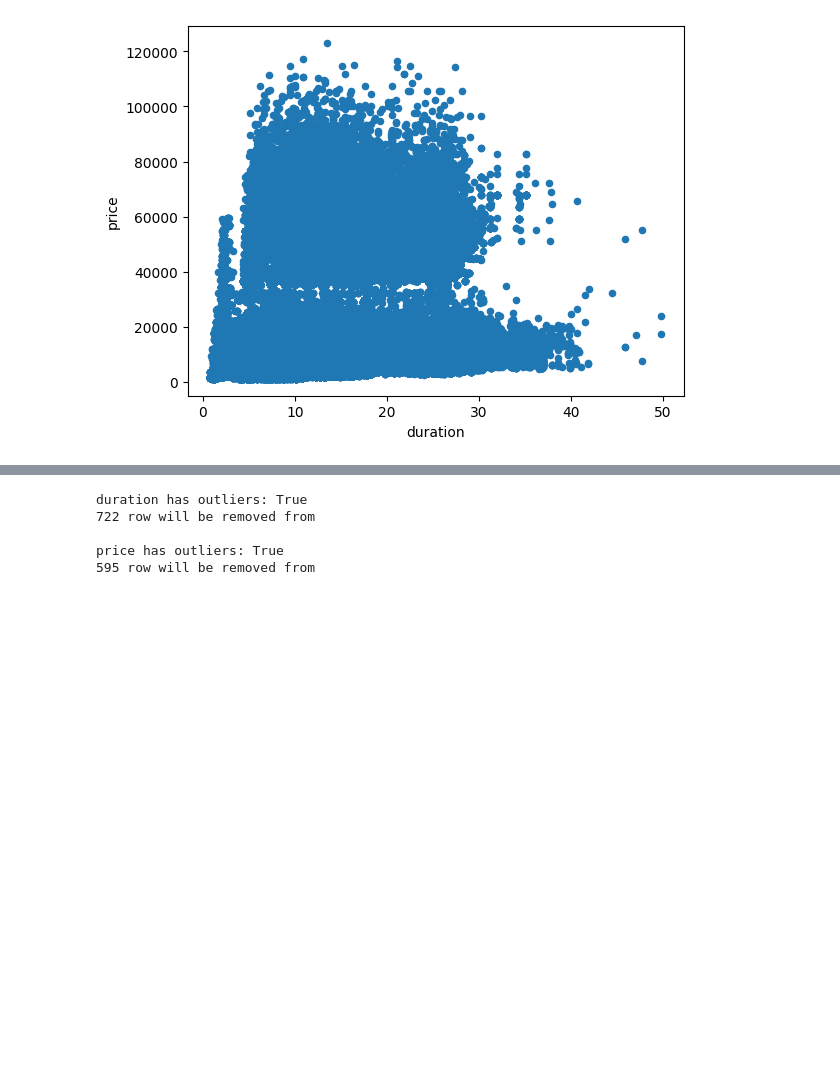
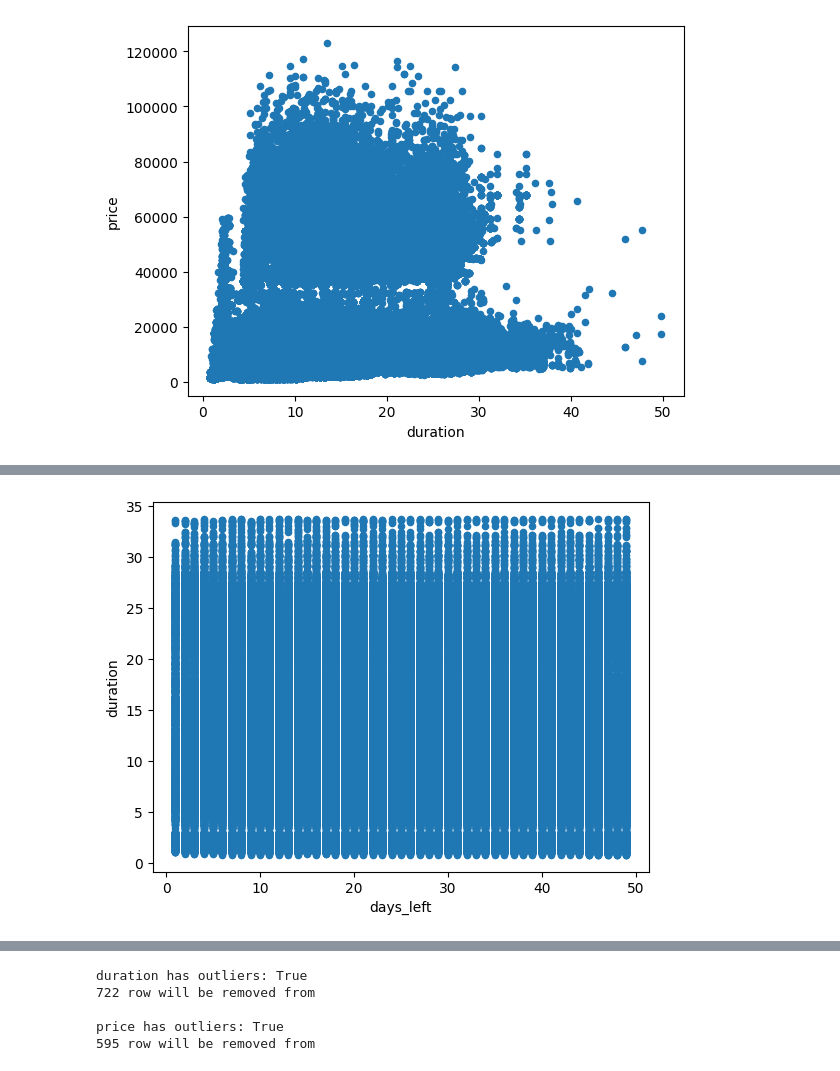
Before and after one commit to calebang/IS460, a Jupyter notebook: 01_Data Prep/01a_EDA.ipynb, the cells around one changed output, grey strips where cells are left out. Saved outputs shown, nothing was run; the diff lists cells and outputs as text; code cells hidden in the pictures; blank space fills up the shorter version.

```diff
--- a/01_Data Prep/01a_EDA.ipynb
+++ b/01_Data Prep/01a_EDA.ipynb
@@ -115,0 +127,5 @@ plt.show()
+# %%
+df[['days_left', 'duration']].plot(kind='scatter', x='days_left', y='duration')
+plt.show()
+# %% [output]
+[figure, added]
```
Also changed, not shown: parts of 16 cells of this notebook, 1 other file.
